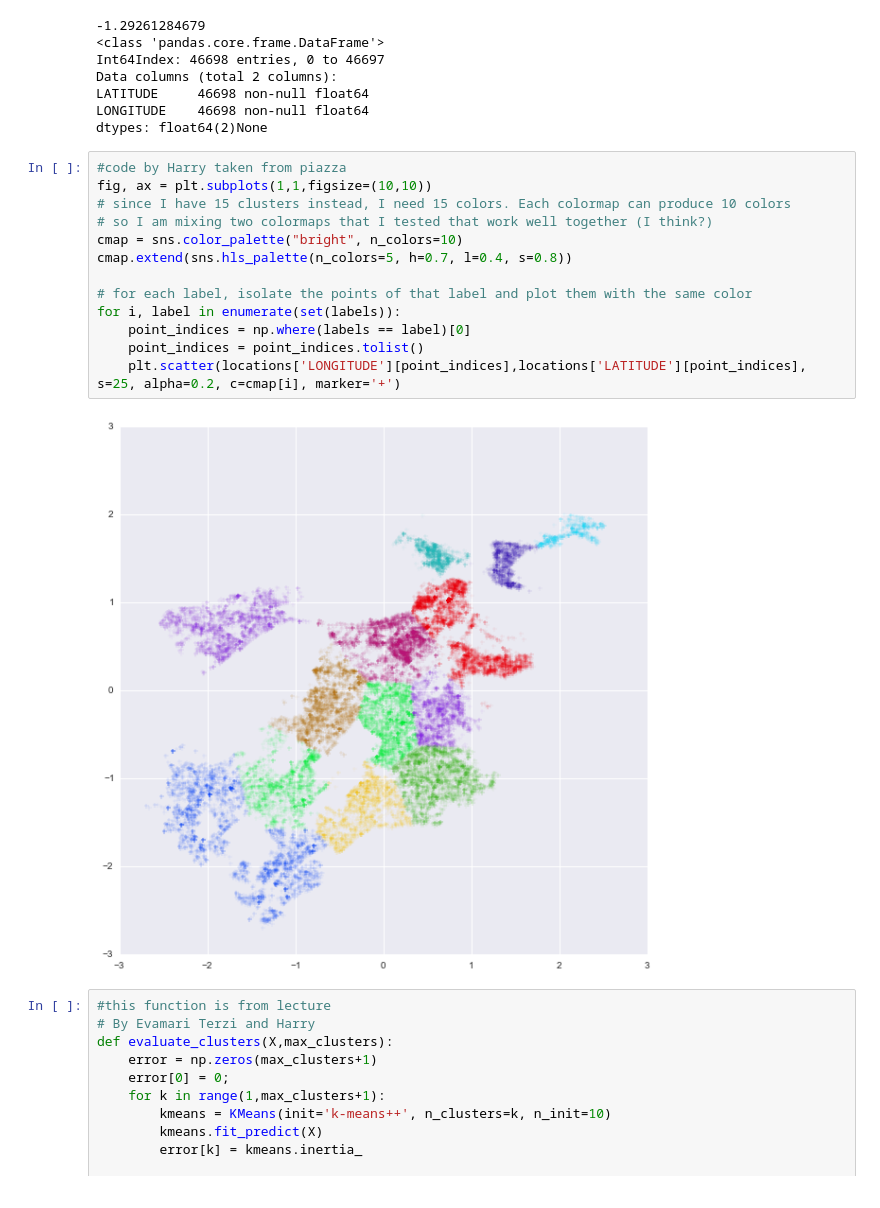
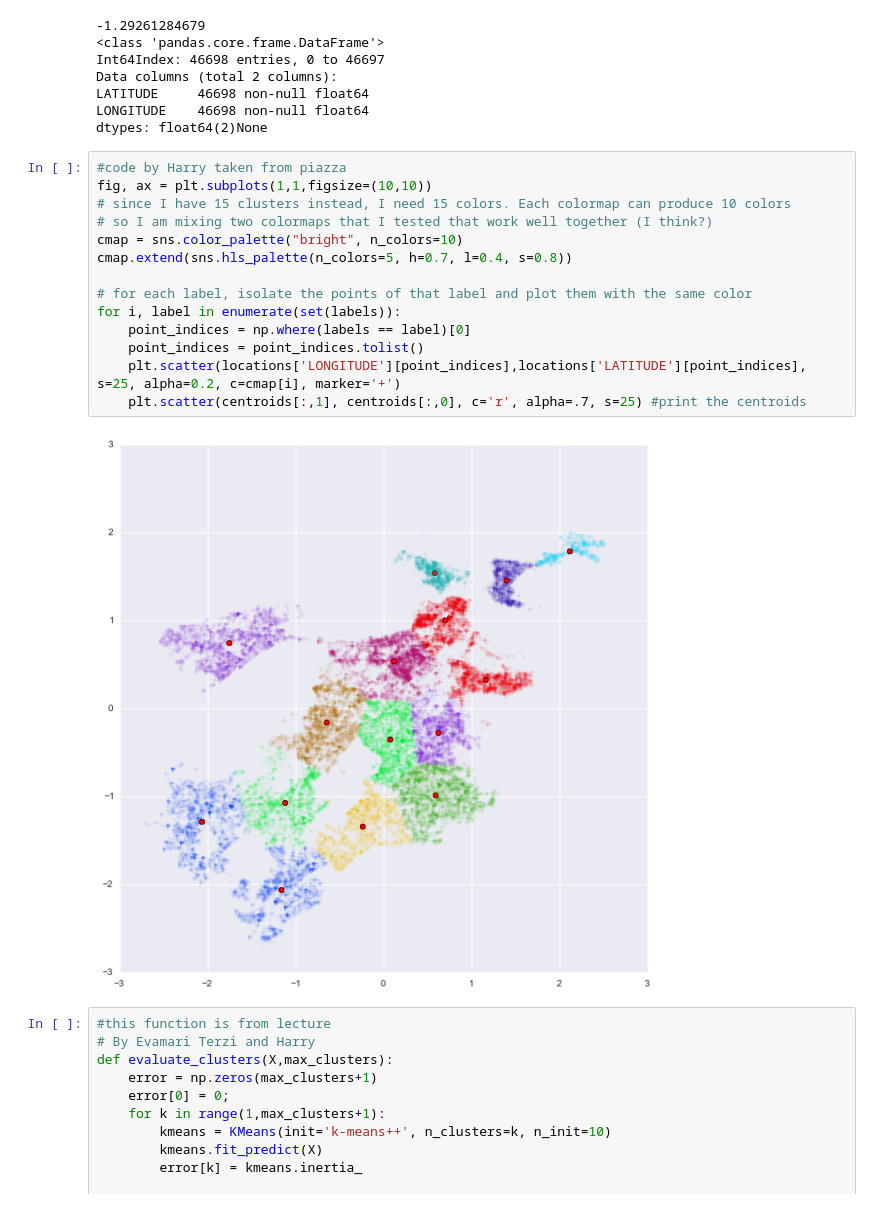
Before and after one commit to benlawson/spring-2015-homeworks, a Jupyter notebook: submissions/Homework-3/3.Clustering.ipynb, the cells around one changed output. Cells and saved outputs as stored; diff of their text form.

```diff
--- a/submissions/Homework-3/3.Clustering.ipynb
+++ b/submissions/Homework-3/3.Clustering.ipynb
@@ -93,18 +96,19 @@ dtypes: float64(2)None
 # %%
 #code by Harry taken from piazza
 fig, ax = plt.subplots(1,1,figsize=(10,10))
 # since I have 15 clusters instead, I need 15 colors. Each colormap can produce 10 colors
 # so I am mixing two colormaps that I tested that work well together (I think?)
 cmap = sns.color_palette("bright", n_colors=10)
 cmap.extend(sns.hls_palette(n_colors=5, h=0.7, l=0.4, s=0.8))
 
 # for each label, isolate the points of that label and plot them with the same color
 for i, label in enumerate(set(labels)):
     point_indices = np.where(labels == label)[0]
     point_indices = point_indices.tolist()
     plt.scatter(locations['LONGITUDE'][point_indices],locations['LATITUDE'][point_indices], s=25, alpha=0.2, c=cmap[i], marker='+')
+    plt.scatter(centroids[:,1], centroids[:,0], c='r', alpha=.7, s=25) #print the centroids
 # %% [output]
-[figure, old version]
+[figure, new version]
 # %%
 #this function is from lecture
 # By Evamari Terzi and Harry
```
Also changed, not shown: parts of 11 cells of this notebook.
